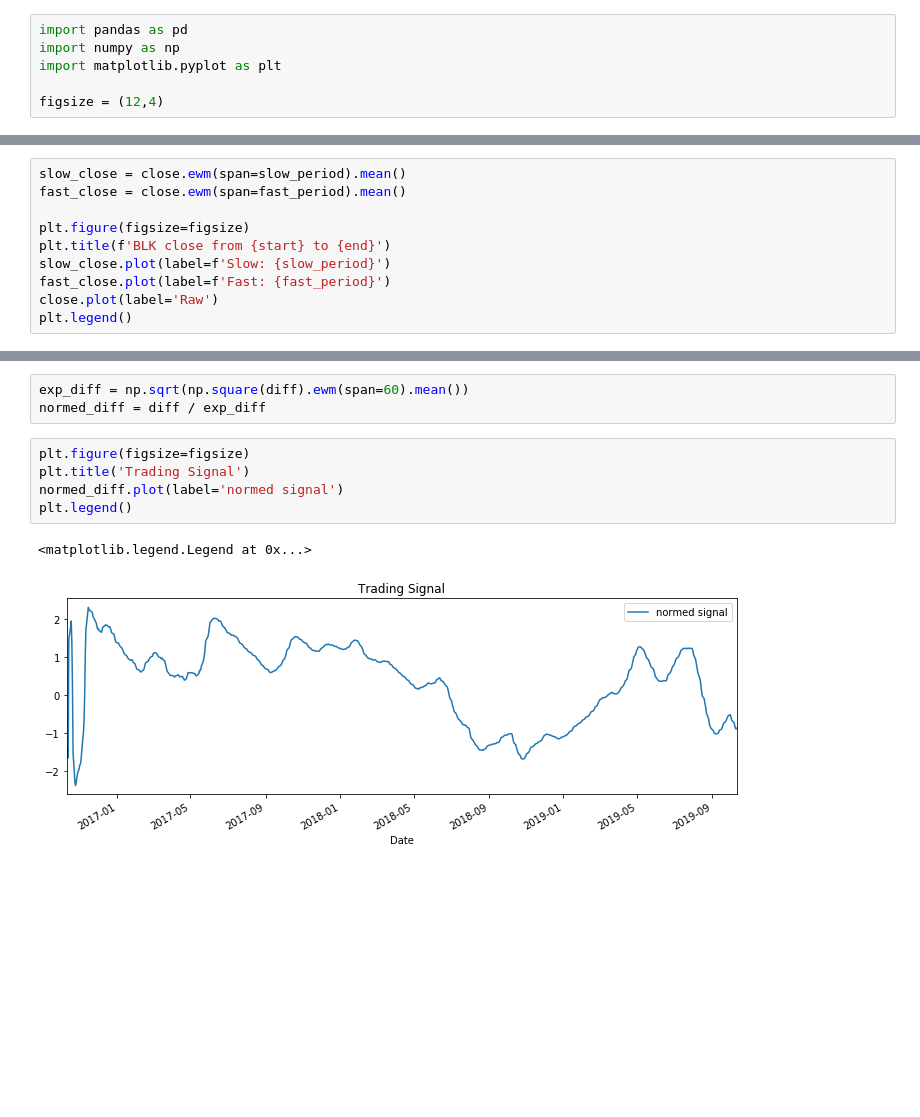
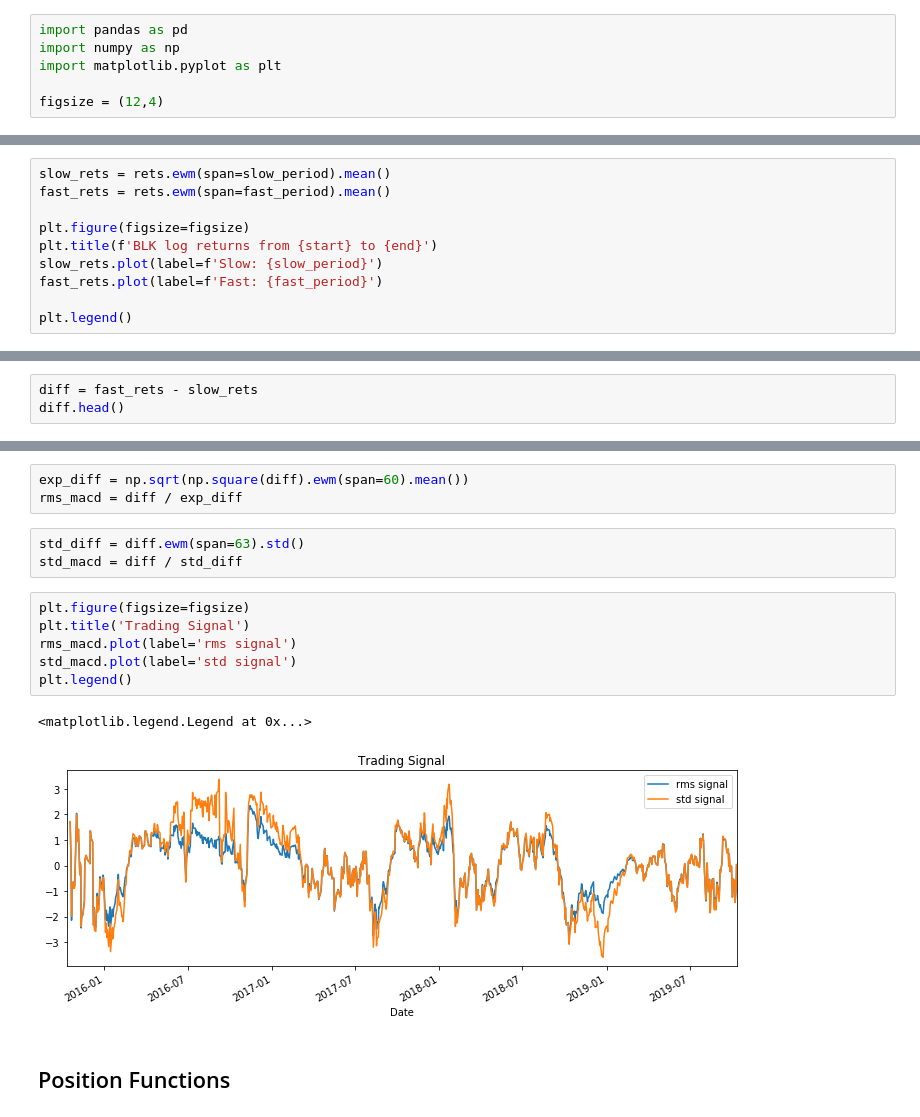
Before and after one commit to Joearrowsmith/Algothon_2019_Workshops, a Jupyter notebook: Introduction_to_Financial_Machine_Learning.ipynb, the cells around one changed output, grey strips where cells are left out. Cells and saved outputs as stored; diff of their text form; blank space fills up the shorter version.

```diff
--- a/Introduction_to_Financial_Machine_Learning.ipynb
+++ b/Introduction_to_Financial_Machine_Learning.ipynb
@@ -72,12 +160,12 @@ fast_period = 45
 # %%
-slow_close = close.ewm(span=slow_period).mean()
-fast_close = close.ewm(span=fast_period).mean()
+slow_rets = rets.ewm(span=slow_period).mean()
+fast_rets = rets.ewm(span=fast_period).mean()
 
 plt.figure(figsize=figsize)
-plt.title(f'BLK close from {start} to {end}')
-slow_close.plot(label=f'Slow: {slow_period}')
-fast_close.plot(label=f'Fast: {fast_period}')
-close.plot(label='Raw')
+plt.title(f'BLK log returns from {start} to {end}')
+slow_rets.plot(label=f'Slow: {slow_period}')
+fast_rets.plot(label=f'Fast: {fast_period}')
+
 plt.legend()
 # %% [output]
 <matplotlib.legend.Legend at 0x...>
@@ -86,0 +173,3 @@ diff = fast_close - slow_close
+# %%
+diff = fast_rets - slow_rets
+diff.head()
@@ -94,11 +191,17 @@ diff.plot(label='raw signal')
 # %%
 exp_diff = np.sqrt(np.square(diff).ewm(span=60).mean())
-normed_diff = diff / exp_diff
+rms_macd = diff / exp_diff
+# %%
+std_diff = diff.ewm(span=63).std()
+std_macd = diff / std_diff
 # %%
 plt.figure(figsize=figsize)
 plt.title('Trading Signal')
-normed_diff.plot(label='normed signal')
+rms_macd.plot(label='rms signal')
+std_macd.plot(label='std signal')
 plt.legend()
 # %% [output]
 <matplotlib.legend.Legend at 0x...>
-[figure, old version]
+[figure, new version]
+# %% [markdown]
+## Position Functions
```
Also changed, not shown: parts of 60 cells of this notebook.
